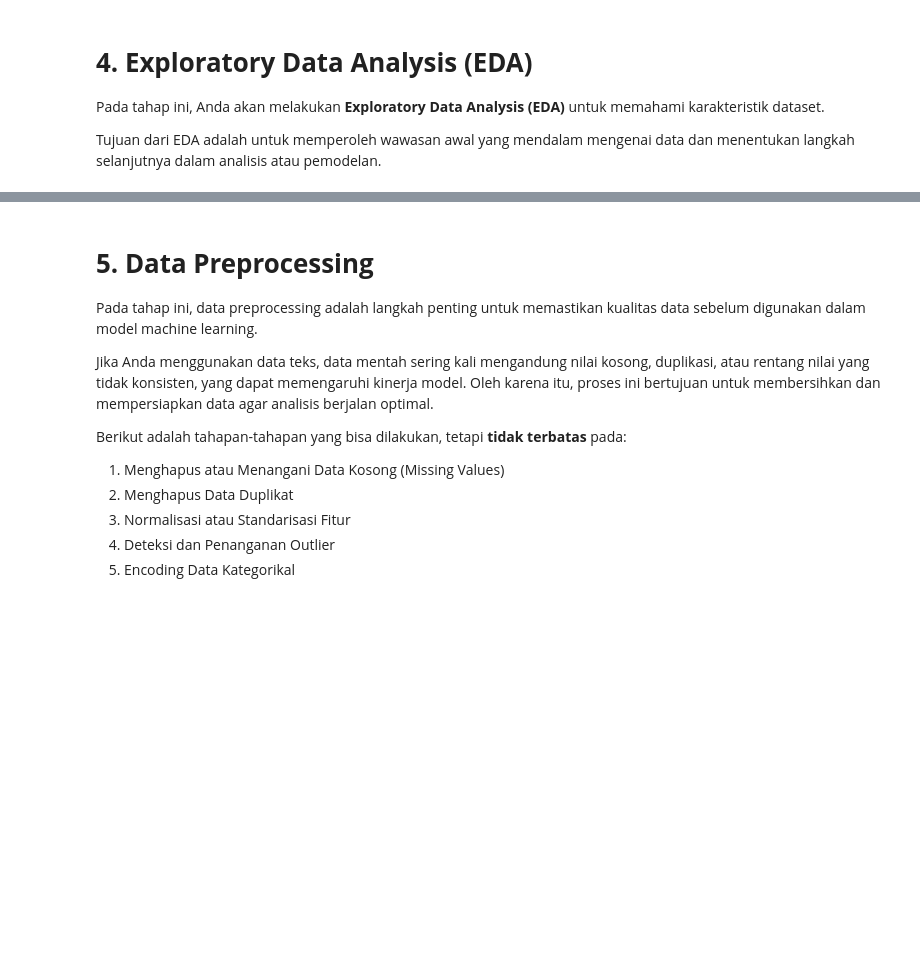
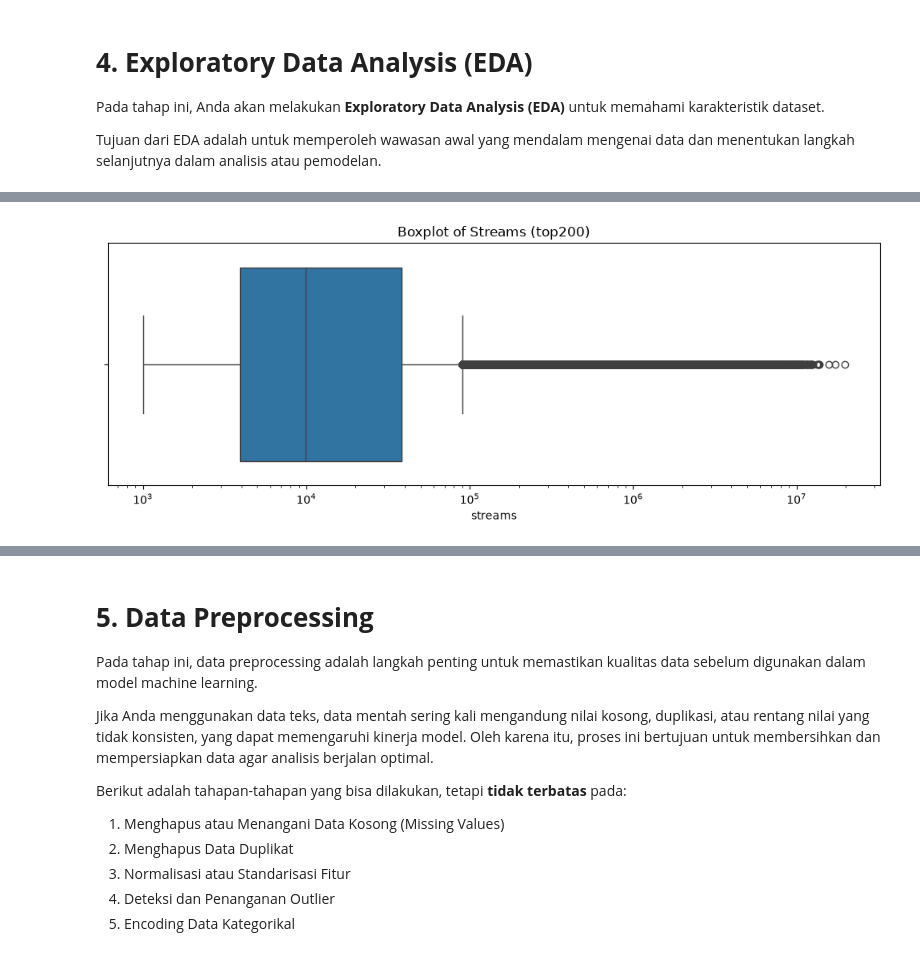
Before and after one commit to Aldi-H/spotify-chart-mlops, a Jupyter notebook: notebooks/spotify_chart_mlops.ipynb, the cells around one changed output, grey strips where cells are left out. Cells and saved outputs as stored; diff of their text form; code cells hidden in the pictures; blank space fills up the shorter version.

```diff
--- a/notebooks/spotify_chart_mlops.ipynb
+++ b/notebooks/spotify_chart_mlops.ipynb
@@ -46,0 +126,11 @@ Tujuan dari EDA adalah untuk memperoleh wawasan awal yang mendalam mengenai data
+# %%
+df = pl.read_database_uri(
+    """
+    SELECT *,
+        CASE WHEN chart = 'top200' THEN 1 ELSE 0 END AS has_streams
+    FROM spotify_charts_cleaned
+    """,
+    uri=DB_URI
+)
+
+print(f"Shape: {df.shape}")
@@ -46,0 +181,21 @@ Tujuan dari EDA adalah untuk memperoleh wawasan awal yang mendalam mengenai data
+# %%
+# OUtlier Detection
+df_top200 = df.filter(pl.col("chart") == "top200")
+
+Q1 = df_top200["streams"].quantile(0.25)
+Q3 = df_top200["streams"].quantile(0.75)
+IQR = Q3 - Q1
+lower = Q1 - 1.5 * IQR
+upper = Q3 + 1.5 * IQR
+
+outliers = df_top200.filter(
+    (pl.col("streams") < lower) | (pl.col("streams") > upper)
+)
+
+print(f"Q1: {Q1:,.0f}")
+print(f"Q3: {Q3:,.0f}")
+print(f"IQR: {IQR:,.0f}")
+print(f"Lower: {lower:,.0f}")
+print(f"Upper: {upper:,.0f}")
+print(f"\nTotal (Top200): {df_top200.height:,}")
+print(f"Outliers: {outliers.height:,} ({outliers.height/df_top200.height*100:.2f})")
@@ -46,0 +211,9 @@ Tujuan dari EDA adalah untuk memperoleh wawasan awal yang mendalam mengenai data
+# %%
+fig, ax = plt.subplots(1, 1, figsize=(10, 4))
+sns.boxplot(x=df_top200["streams"].to_pandas(), ax=ax)
+ax.set_title("Boxplot of Streams (top200)")
+ax.set_xscale("log")
+plt.tight_layout()
+plt.show()
+# %% [output]
+[figure, added]
```
Also changed, not shown: parts of 18 cells of this notebook.
